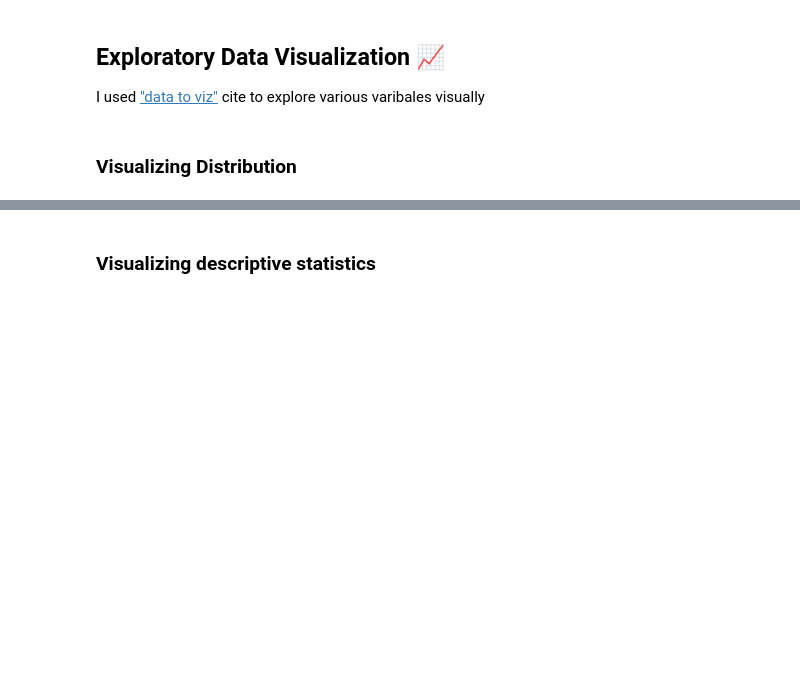
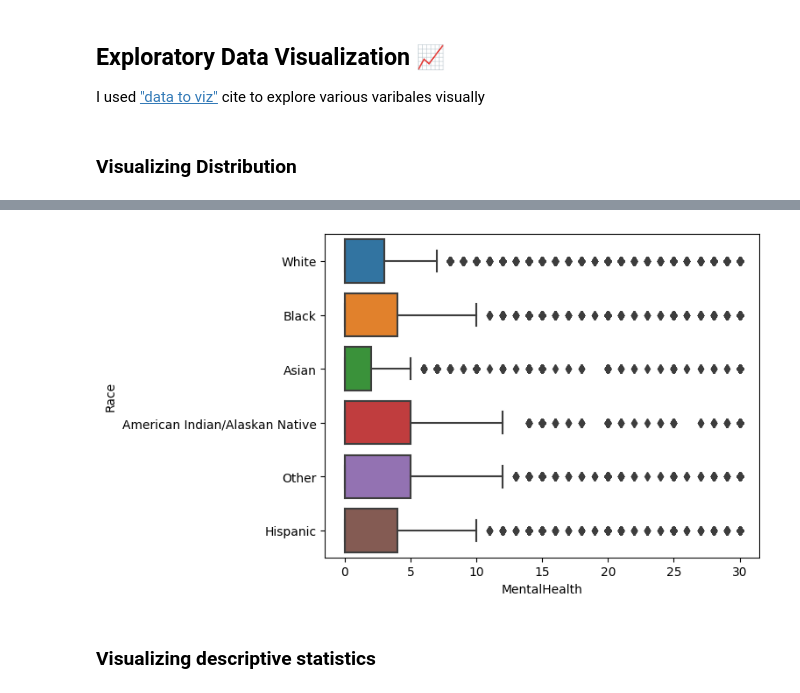
Before and after one commit to Nasheya98/final-project, a Jupyter notebook: notebook.ipynb, the cells around one changed output, grey strips where cells are left out. Drawn from its saved outputs; the diff is of its cells as text; code cells hidden in the pictures; blank space fills up the shorter version.

Commit message:
data-viz

```diff
--- a/notebook.ipynb
+++ b/notebook.ipynb
@@ -66,3 +154,9 @@ g.fig.set_figheight(7) # increases the height of Seaborn chart
+# %%
+# Distribution of mental health across races
+
+sns.boxplot(x="MentalHealth", y="Race", data = heart_df);
+# %% [output]
+[figure, added]
 # %% [markdown]
 ### Visualizing descriptive statistics
 # %%
```
Also changed, not shown: parts of 14 cells of this notebook, 2 other files.
